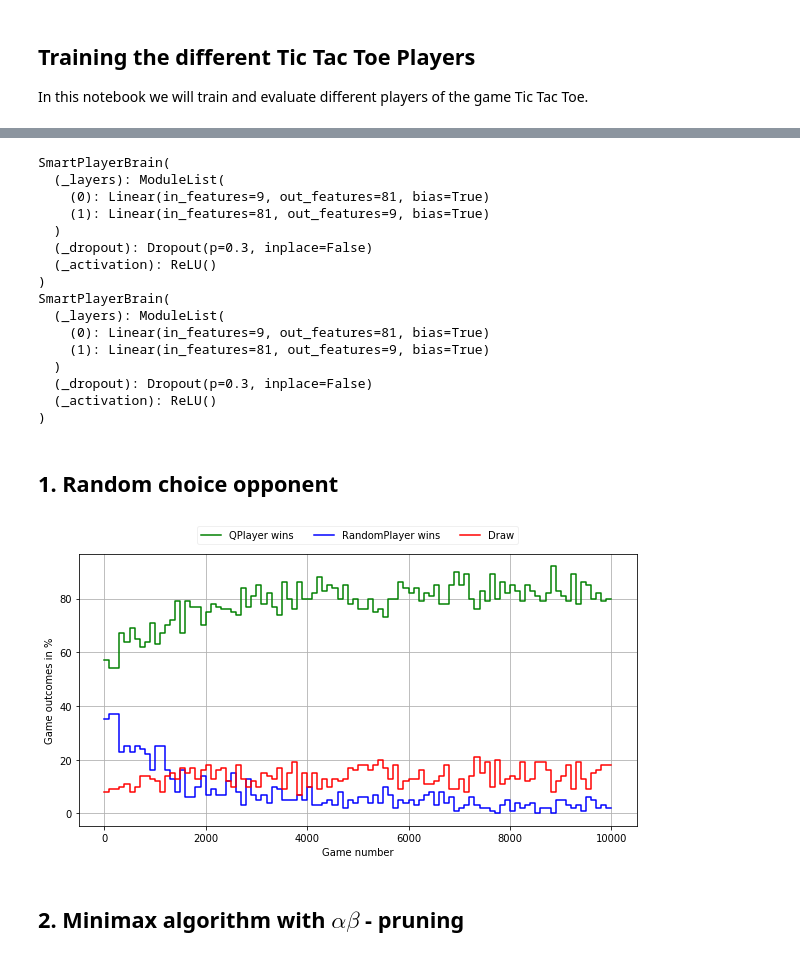
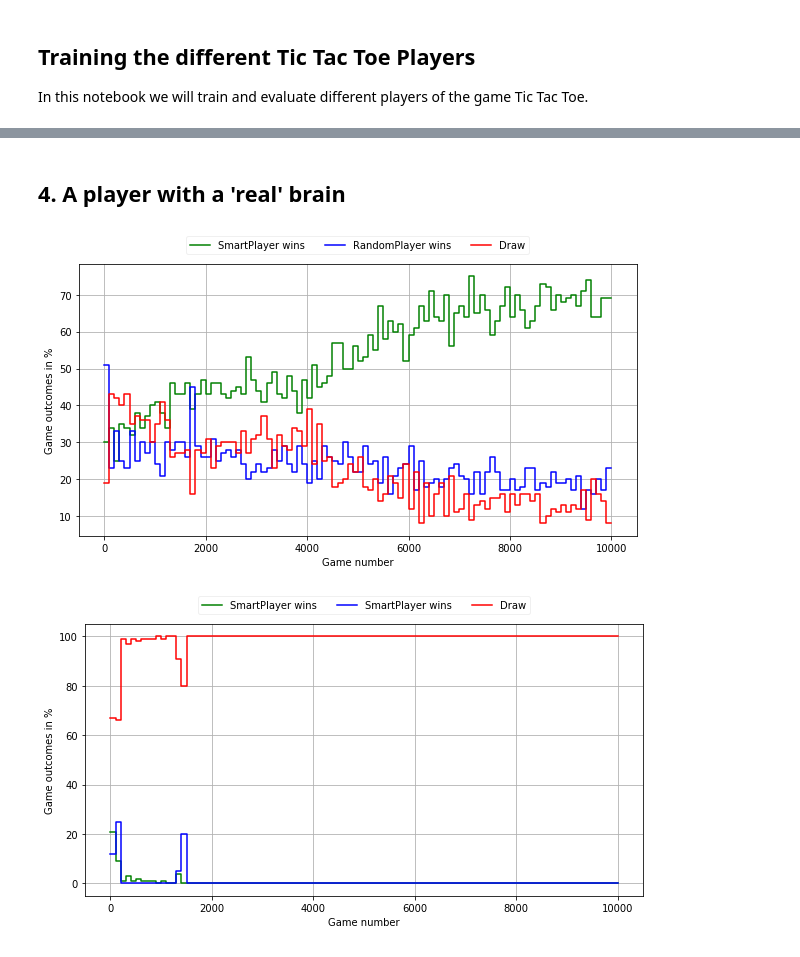
Before and after one commit to simonaertssen/TicTacToe-Reinforcement-Learning, a Jupyter notebook: TrainPlayers.ipynb, the cells around one changed output, grey strips where cells are left out. Saved outputs shown, nothing was run; the diff lists cells and outputs as text; code cells hidden in the pictures.

```diff
--- a/TrainPlayers.ipynb
+++ b/TrainPlayers.ipynb
@@ -10,8 +11,5 @@ import numpy as np
 # %%
-def train(player1, player2, rounds=10, battles=10):
-    game = TicTacToe(player1, player2)
-    count, player1wins, player2wins, draws = game.train(rounds, battles)
-
+def draw(count, player1wins, player2wins, draws, player1, player2):
     plt.figure(figsize=(10,5))
     plt.ylabel('Game outcomes in %')
     plt.xlabel('Game number')
@@ -23,3 +21,16 @@ def train(player1, player2, rounds=10, battles=10):
     plt.grid(True)
     plt.legend(loc='upper center', bbox_to_anchor=(0.5,1.12), shadow=False, fancybox=True, framealpha=0.3, ncol=3)
     plt.show()
+
+
+def train(player1, player2, rounds=10, battles=10):
+    game = TicTacToe(player1, player2)
+    count, player1wins, player2wins, draws = game.train(rounds, battles)
+
+    draw(count, player1wins, player2wins, draws, player1, player2)
+
+def test(player1, player2, rounds=10, battles=10):
+    game = TicTacToe(player1, player2)
+    count, player1wins, player2wins, draws = game.test(rounds, battles)
+
+    draw(count, player1wins, player2wins, draws, player1, player2)
@@ -26,33 +67,17 @@ def train(player1, player2, rounds=10, battles=10):
+# %% [markdown]
+## 4. A player with a 'real' brain
 # %%
-SmartPlayer1 = SmartPlayer(lr=0.5)
-
-SmartPlayer1.savePolicy()
+SmartPlayer1 = SmartPlayer(nodes=36, lr=0.1, lrdecay=1.0)
+SmartPlayer1.rewards = {"WINNER": 1.0, "LOSER":0.0, "MADEDRAW":1.0, "CHOSEDRAW":0.5}
 
 train(SmartPlayer1, RandomPlayer(), rounds=100, battles=100)
+SmartPlayer1.savePolicy()
 # %% [output]
-SmartPlayerBrain(
-  (_layers): ModuleList(
-    (0): Linear(in_features=9, out_features=81, bias=True)
-    (1): Linear(in_features=81, out_features=9, bias=True)
-  )
-  (_dropout): Dropout(p=0.3, inplace=False)
-  (_activation): ReLU()
-)
-SmartPlayerBrain(
-  (_layers): ModuleList(
-    (0): Linear(in_features=9, out_features=81, bias=True)
-    (1): Linear(in_features=81, out_features=9, bias=True)
-  )
-  (_dropout): Dropout(p=0.3, inplace=False)
-  (_activation): ReLU()
-)
+[figure, added]
-# %% [markdown]
-## 1. Random choice opponent
 # %%
-QPlayer1 = QPlayer(lr=0.9, lrdecay=0.95, exploration=0.1, explorationdecay=0.99)
+SmartPlayer1 = SmartPlayer(nodes=36, lr=0.1, lrdecay=1.0)
+SmartPlayer2 = SmartPlayer(nodes=36, lr=0.1, lrdecay=1.0)
 
-train(QPlayer1, RandomPlayer(), rounds=100, battles=100)
+train(SmartPlayer1, SmartPlayer2, rounds=100, battles=100)
 # %% [output]
-[figure, old version]
+[figure, new version]
-# %% [markdown]
-## 2. Minimax algorithm with $\alpha \beta$ - pruning
```
Also changed, not shown: parts of 21 cells of this notebook.
